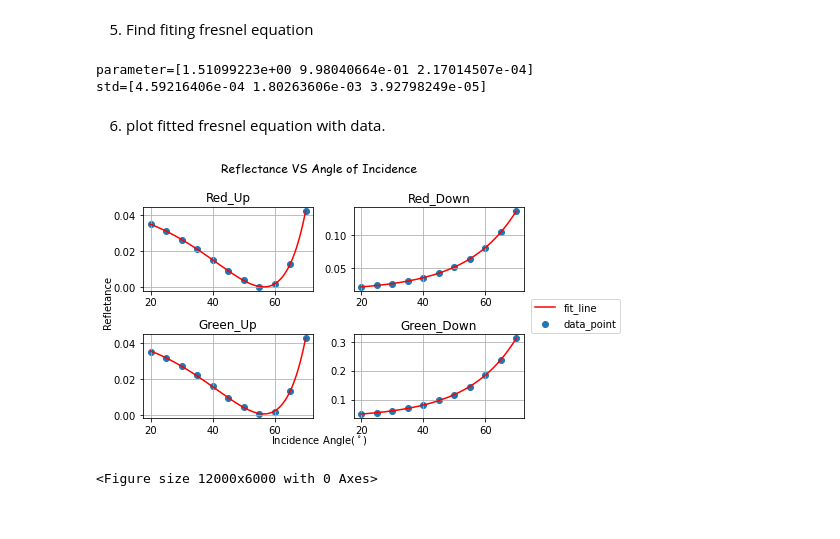
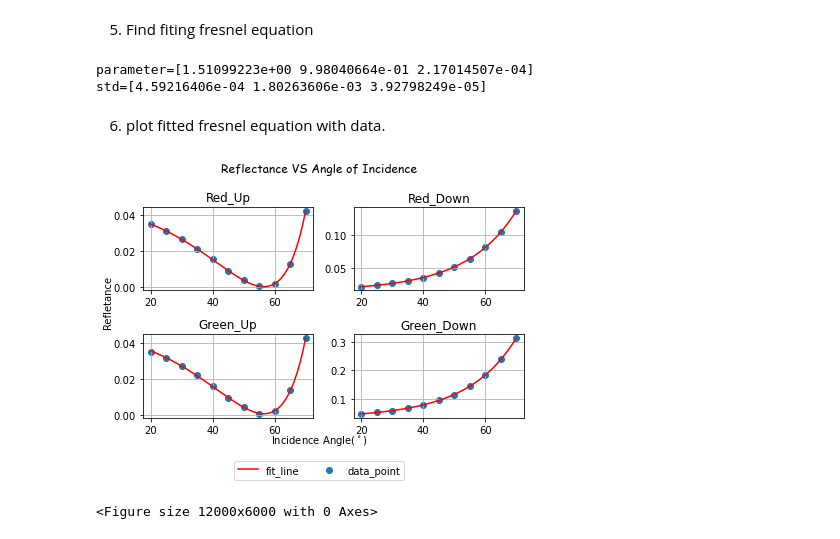
Before and after one commit to alberthu233/phys311_lab_report, a Jupyter notebook: dielectirc/dielectirc.ipynb, the cells around one changed output. Drawn from its saved outputs; the diff is of its cells as text; code cells hidden in the pictures.

```diff
--- a/dielectirc/dielectirc.ipynb
+++ b/dielectirc/dielectirc.ipynb
@@ -159,21 +159,29 @@ def fresnel_pl_equ(th, n, mul, c):
 def fit(f,x,y):
     popt, pcov = curve_fit(f,x,y, bounds=[(1,0,-0.1),(1.7,2,0.1)],p0=[1,1,0])
     return popt, pcov
+# %%
+# convert theta in degree to radian
+x_data = []
+for a in df3["theta"]:
+    x_data.append(math.radians(a))
+ru_y = df3["ru_nor_rf"].to_numpy()
+rd_y = df3["rd_nor_rf"].to_numpy()
+gu_y = df3["gu_nor_rf"].to_numpy()
+gd_y = df3["gd_nor_rf"].to_numpy()
+
+ru_fit = fit(fresnel_pl_equ, x, ru_y)
+rd_fit = fit(fresnel_pd_equ, x, rd_y)
+gu_fit = fit(fresnel_pl_equ, x, gu_y)
+gd_fit = fit(fresnel_pd_equ, x, gd_y)
+
+
+print("parameter={}".format(ru_fit[0]))
+print("std={}".format(np.sqrt(np.diag(ru_fit[1]))))
+# %% [output]
+parameter=[1.51099223e+00 9.98040664e-01 2.17014507e-04]
+std=[4.59216406e-04 1.80263606e-03 3.92798249e-05]
 # %%
-# convert theta in degree to radian
-x_data = []
-for a in df3["theta"]:
-    x_data.append(math.radians(a))
-ru_y = df3["ru_nor_rf"].to_numpy()
-rd_y = df3["rd_nor_rf"].to_numpy()
-gu_y = df3["gu_nor_rf"].to_numpy()
-gd_y = df3["gd_nor_rf"].to_numpy()
-
-ru_fit = fit(fresnel_pl_equ, x, ru_y)
-rd_fit = fit(fresnel_pd_equ, x, rd_y)
-gu_fit = fit(fresnel_pl_equ, x, gu_y)
-gd_fit = fit(fresnel_pd_equ, x, gd_y)
-
+# functions for plotting
 def ru_theo(x):
     # theoretical red light with polarized Up
     return fresnel_pl_equ(x, ru_fit[0][0], ru_fit[0][1], ru_fit[0][2])
@@ -189,14 +197,6 @@ def gu_theo(x):
 def gd_theo(x):
     # theoretical green light with polarized down
     return fresnel_pd_equ(x, gd_fit[0][0], gd_fit[0][1], gd_fit[0][2])
-
-
-
-print("parameter={}".format(ru_fit[0]))
-print("std={}".format(np.sqrt(np.diag(ru_fit[1]))))
-# %% [output]
-parameter=[1.51099223e+00 9.98040664e-01 2.17014507e-04]
-std=[4.59216406e-04 1.80263606e-03 3.92798249e-05]
 # %% [markdown]
 6. plot fitted fresnel equation with data.
 # %%
@@ -211,33 +211,34 @@ fig, axs = plt.subplots(2,2)
 plt.figure(figsize=(10,5), dpi=1200)
 fig.suptitle("Reflectance VS Angle of Incidence", **csfont)
 fig.text(0.5, 0.01, 'Incidence Angle($^\circ$)', ha='center')
 fig.text(0.001, 0.5, 'Refletance', va='center', rotation='vertical')
 
 # plot data with fitted line
 l1 = axs[0,0].plot(xp, ru_theo(xp_radian), "r")
 l2 = axs[0,0].scatter(df3["theta"], df3["ru_nor_rf"])
 axs[0,0].set_title("Red_Up")
 axs[0,1].plot(xp, rd_theo(xp_radian), "r")
 axs[0,1].scatter(df3["theta"], df3["rd_nor_rf"])
 axs[0,1].set_title("Red_Down")
 axs[1,0].plot(xp, gu_theo(xp_radian), "r")
 axs[1,0].scatter(df3["theta"], df3["gu_nor_rf"])
 axs[1,0].set_title("Green_Up")
 axs[1,1].plot(xp, gd_theo(xp_radian), "r")
 axs[1,1].scatter(df3["theta"], df3["gd_nor_rf"])
 axs[1,1].set_title("Green_Down")
 
 axs[0,0].grid()
 axs[0,1].grid()
 axs[1,0].grid()
 axs[1,1].grid()
 fig.tight_layout()
 
 # add legend
 fig.legend([l1,l2], labels=["fit_line","data_point"],
-           loc="center right", borderaxespad=0.1, bbox_to_anchor = (1.2, 0.45))
+           loc="upper center", borderaxespad=0.1,
+           bbox_to_anchor = (0.5, -0.05), fancybox=True,ncol=2)
 
 fig.savefig('ref_ang_fit.jpg', bbox_inches = 'tight', dpi=1000)
 # %% [output]
-[figure, old version]
+[figure, new version]
 <Figure size 12000x6000 with 0 Axes>
```
Also changed, not shown: 1 other file.
